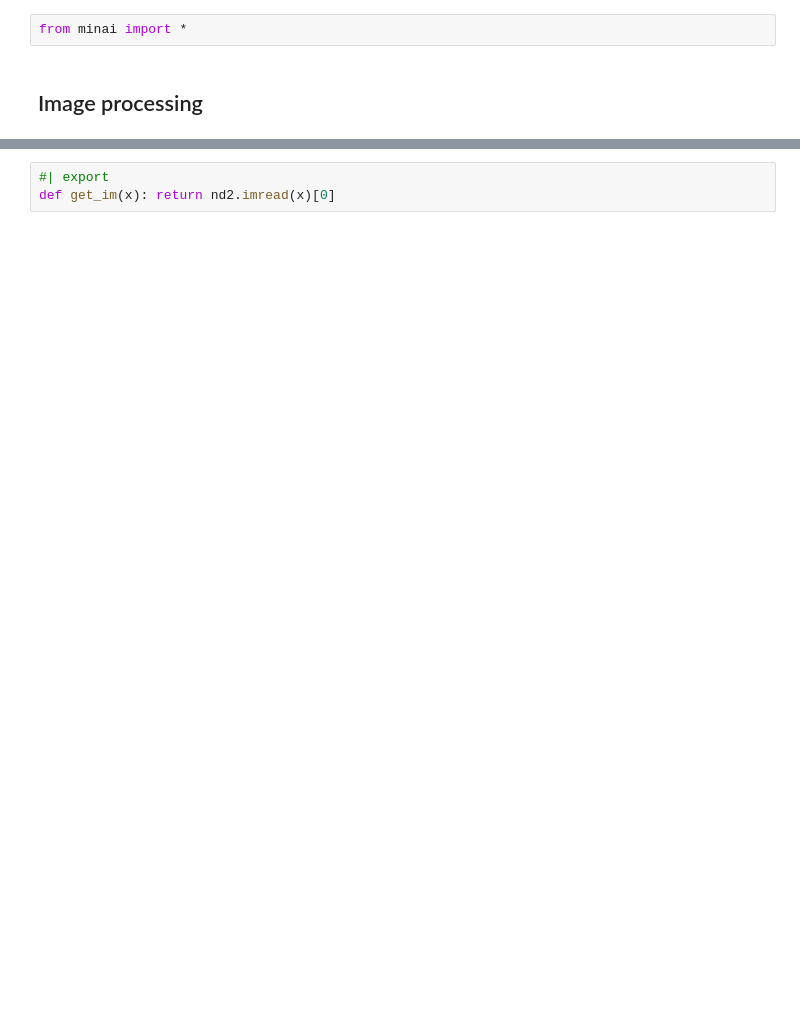
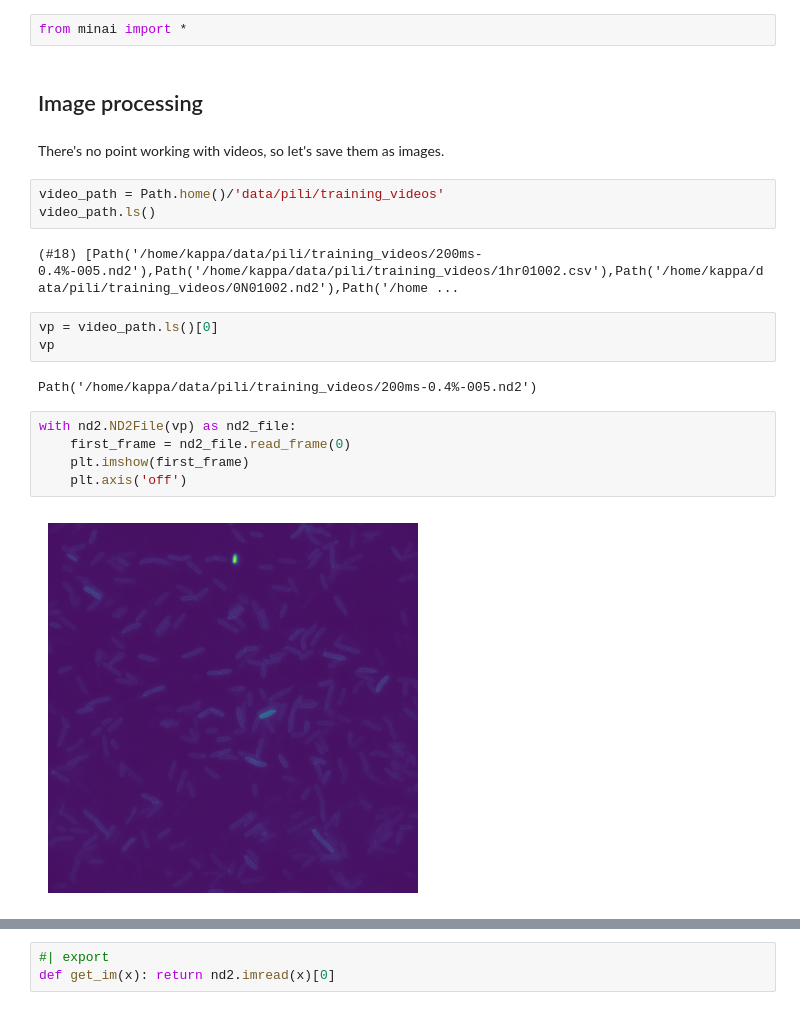
Before and after one commit to galopyz/pilus_project, a Jupyter notebook: nbs/00_core.ipynb, the cells around one changed output, grey strips where cells are left out. Drawn from its saved outputs; the diff is of its cells as text; blank space fills up the shorter version.

Commit message:
Save images

```diff
--- a/nbs/00_core.ipynb
+++ b/nbs/00_core.ipynb
@@ -25,3 +25,22 @@ import fastcore.all as fc
 from minai import *
 # %% [markdown]
 ## Image processing
+# %% [markdown]
+There's no point working with videos, so let's save them as images.
+# %%
+video_path = Path.home()/'data/pili/training_videos'
+video_path.ls()
+# %% [output]
+(#18) [Path('/home/kappa/data/pili/training_videos/200ms-0.4%-005.nd2'),Path('/home/kappa/data/pili/training_videos/1hr01002.csv'),Path('/home/kappa/data/pili/training_videos/0N01002.nd2'),Path('/home ...
+# %%
+vp = video_path.ls()[0]
+vp
+# %% [output]
+Path('/home/kappa/data/pili/training_videos/200ms-0.4%-005.nd2')
+# %%
+with nd2.ND2File(vp) as nd2_file:
+    first_frame = nd2_file.read_frame(0)
+    plt.imshow(first_frame)
+    plt.axis('off')
+# %% [output]
+[figure, added]
```
Also changed, not shown: parts of 6 cells of this notebook.
